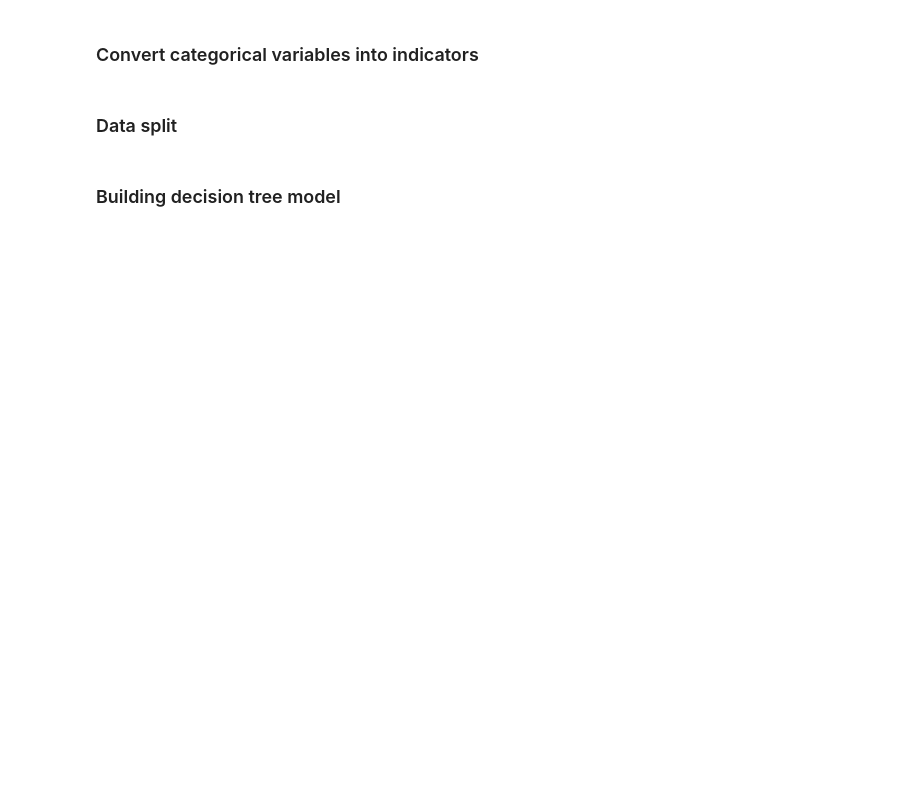
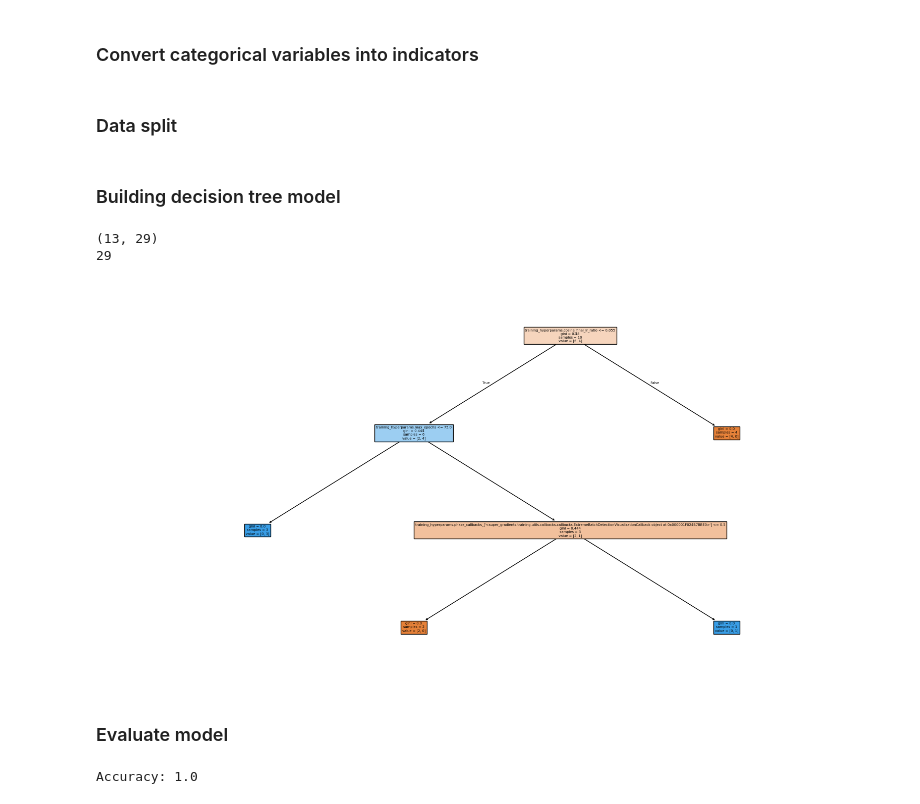
Before and after one commit to REDKAERISZ/DecisionTreeYOLONAS, a Jupyter notebook: notebooks/0.3_decision_tree.ipynb, the cells around one changed output. Cells and saved outputs as stored; diff of their text form; code cells hidden in the pictures; blank space fills up the shorter version.

Commit message:
🚧 Add plot for decision tree

```diff
--- a/notebooks/0.3_decision_tree.ipynb
+++ b/notebooks/0.3_decision_tree.ipynb
@@ -21,9 +23,12 @@ yolo_params.head()
 # %%
-non_features = ['ckpt_name', 'dataset_params.train_dataloader_params.collate_fn', 'dataset_params.valid_dataloader_params.collate_fn', 'Precision@0.50:0.95', 'Recall@0.50:0.95', 'mAP@0.50:0.95', 'F1@0.50:0.95',
+non_features = ['ckpt_name', 'dataset_params.train_dataloader_params.collate_fn', 'dataset_params.valid_dataloader_params.collate_fn',
+                'Precision@0.50:0.95', 'Recall@0.50:0.95', 'mAP@0.50:0.95', 'F1@0.50:0.95',
+                'dataset_params.train_dataset_params', 'dataset_params.valid_dataset_params',
                 'AP@0.50:0.95_Mass', 'AP@0.50:0.95_Calcification', 'Best_score_threshold',
                 'Best_score_threshold_Mass', 'Best_score_threshold_Calcification', 'Target']
 X = yolo_params.drop(columns=non_features)
 y = yolo_params['Target']
+#X.head()
 # %% [markdown]
 ### Convert categorical variables into indicators
 # %%
@@ -39,10 +44,31 @@ X_train, X_test, y_train, y_test = train_test_split(X, y, train_size=0.8, random
 ### Building decision tree model
 # %%
 # Create Decision Tree classifer object
-clf = DecisionTreeClassifier()
+dtree = DecisionTreeClassifier()
 
 # Train Decision Tree Classifer
-clf = clf.fit(X_train,y_train)
+dtree = dtree.fit(X_train,y_train)
 
 #Predict the response for test dataset
-y_pred = clf.predict(X_test)
+y_pred = dtree.predict(X_test)
+
+feature_names = X.columns
+print (X.shape)
+
+print (dtree.n_features_in_)
+
+# Plot the decision tree
+plt.figure(figsize=(20, 10))
+plot_tree(dtree, feature_names=feature_names, filled=True)
+plt.show()
+# %% [output]
+(13, 29)
+29
+[figure, added]
+# %% [markdown]
+### Evaluate model
+# %%
+# Model Accuracy, how often is the classifier correct?
+print("Accuracy:",metrics.accuracy_score(y_test, y_pred))
+# %% [output]
+Accuracy: 1.0
```
Also changed, not shown: parts of 3 cells of this notebook.
